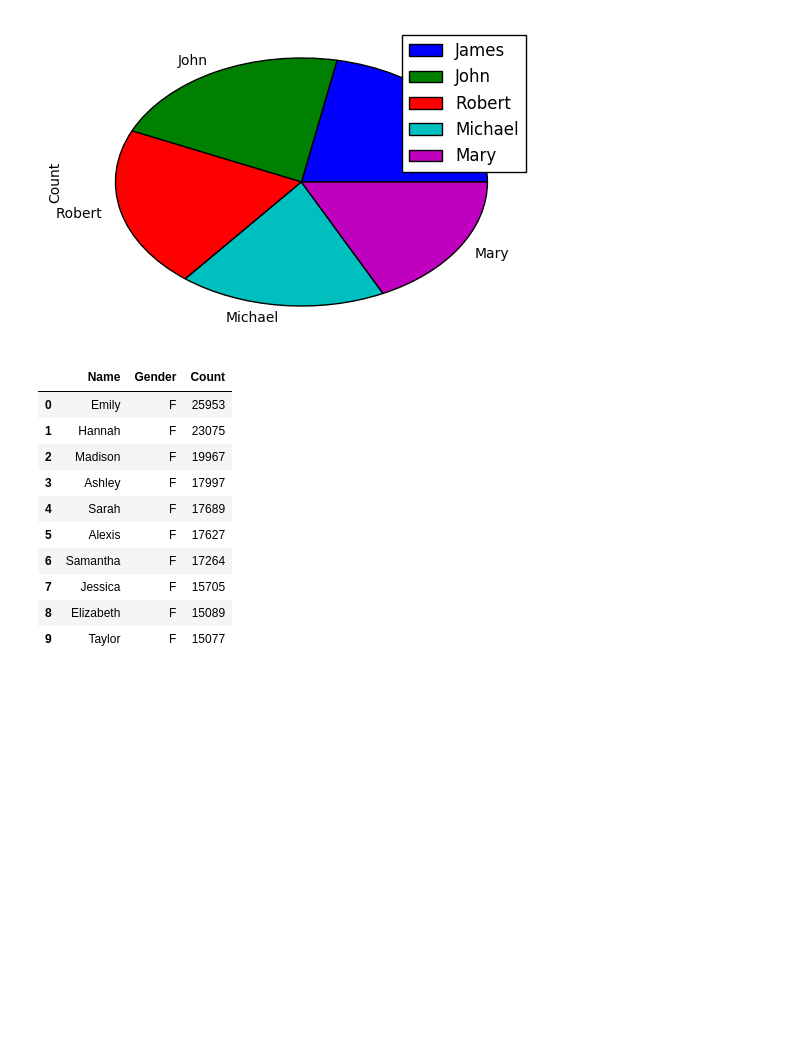
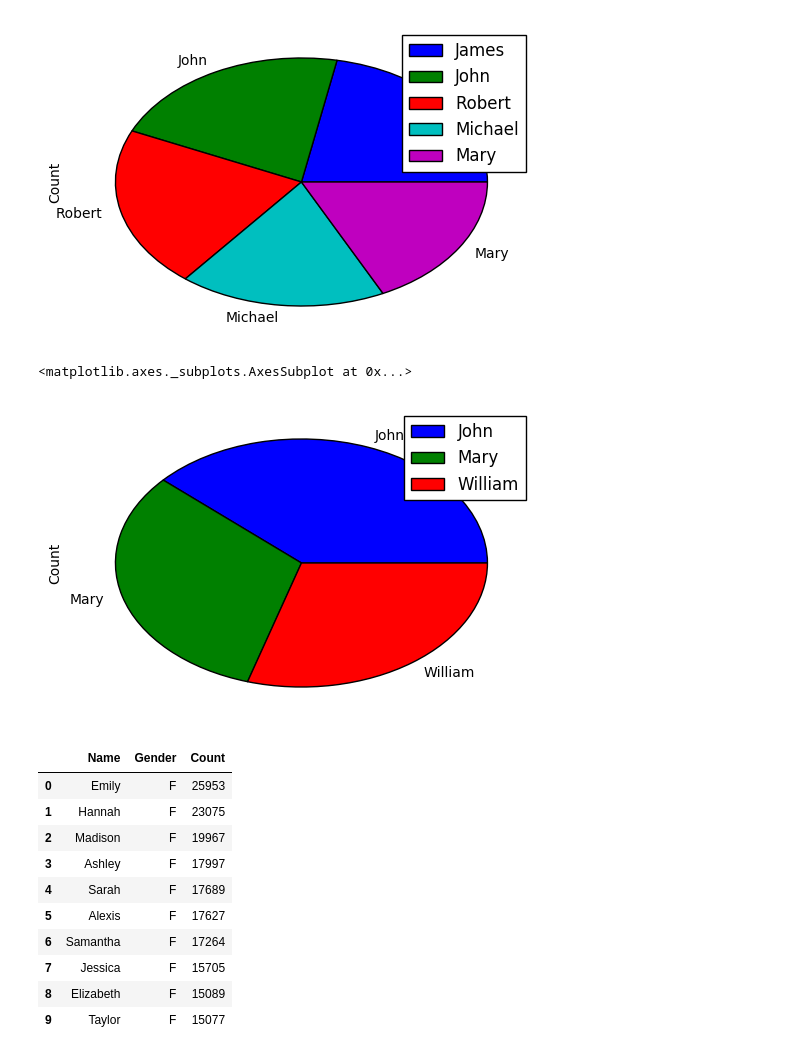
Before and after one commit to netology-code/pythoncourse, a Jupyter notebook: 4_2_Visualization.ipynb, the cells around one changed output. Saved outputs shown, nothing was run; the diff lists cells and outputs as text; code cells hidden in the pictures; blank space fills up the shorter version.

```diff
--- a/4_2_Visualization.ipynb
+++ b/4_2_Visualization.ipynb
@@ -198,6 +208,11 @@ names_all.groupby('Name').sum().sort_values(by='Count', ascending=False).head(5)
 # %% [output]
 <matplotlib.axes._subplots.AxesSubplot at 0x...>
 [figure]
+# %%
+names_all.groupby('Name').sum().query('Name == ["John", "Mary", "William"]').plot.pie(y='Count')
+# %% [output]
+<matplotlib.axes._subplots.AxesSubplot at 0x...>
+[figure, added]
 # %%
 names = pd.read_csv('/Users/ashvets/Temp/names/yob2000.txt', names=['Name','Gender','Count'])
 names.head(10)
```
Also changed, not shown: parts of 12 cells of this notebook.
